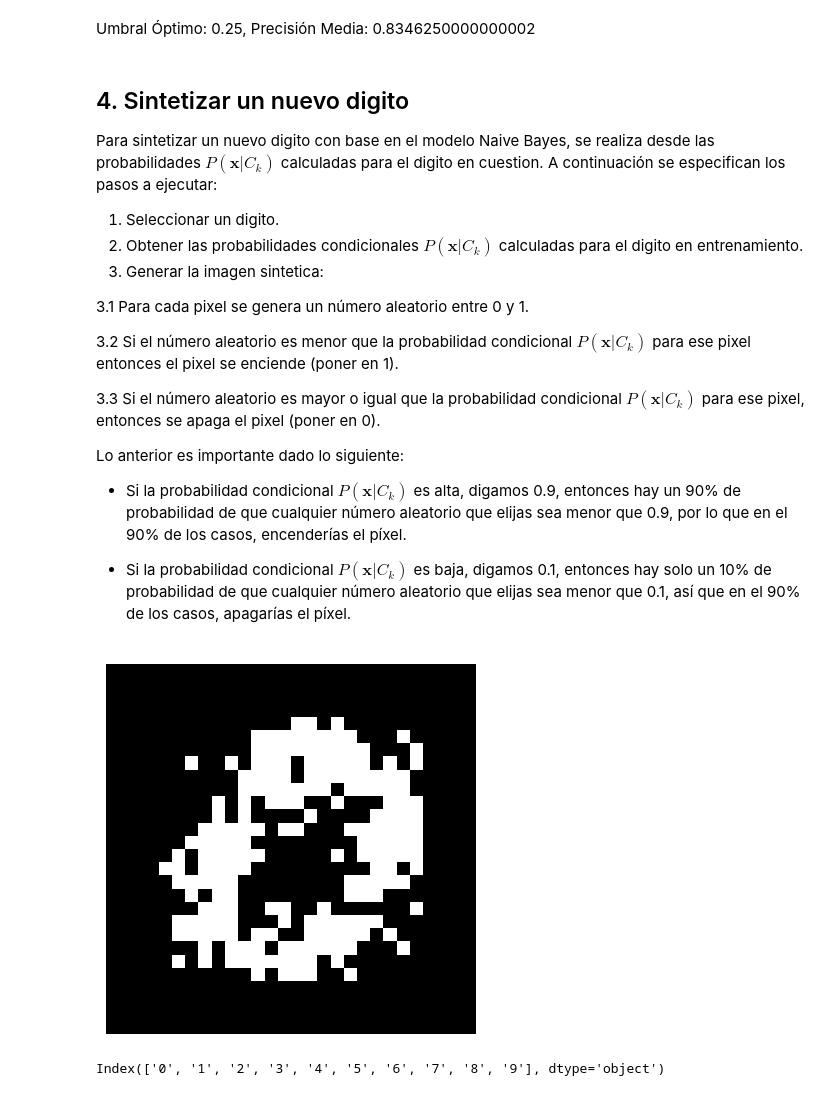
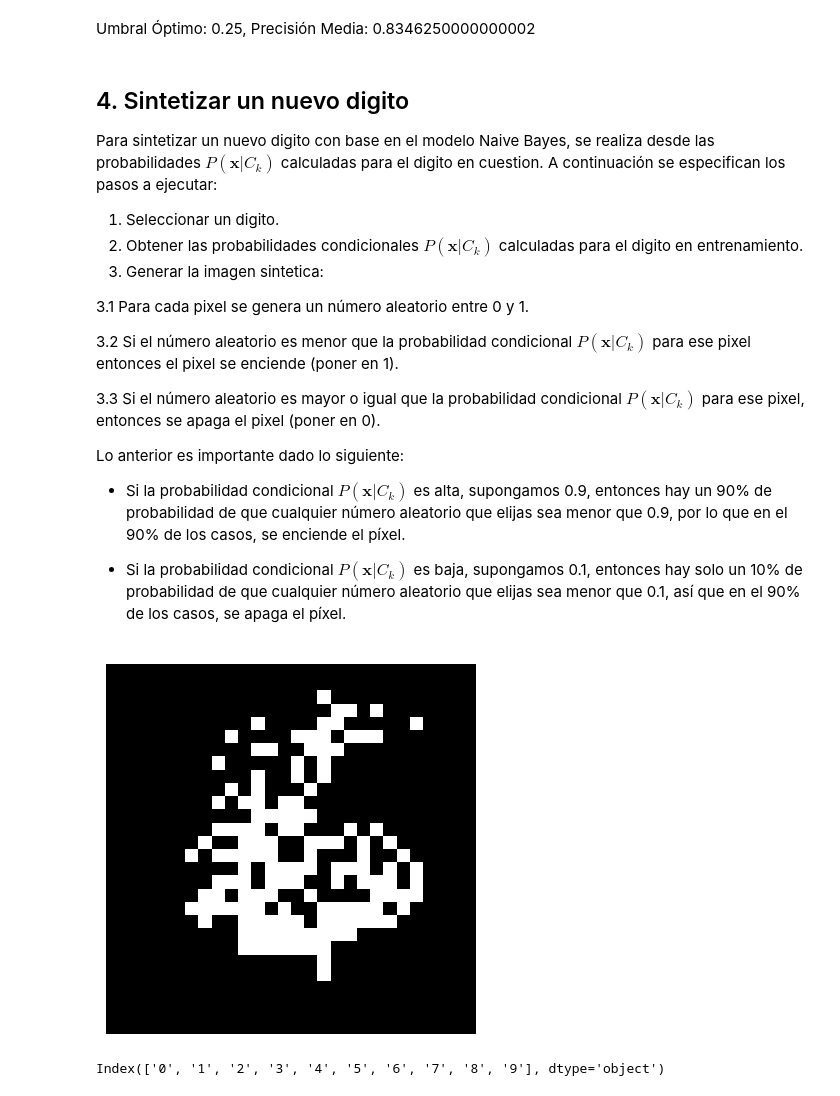
Before and after one commit to bdrinconp/ml_mnist, a Jupyter notebook: notebooks/NaiveBayes_MNIST.ipynb, the cells around one changed output. Cells and saved outputs as stored; diff of their text form; code cells hidden in the pictures.

```diff
--- a/notebooks/NaiveBayes_MNIST.ipynb
+++ b/notebooks/NaiveBayes_MNIST.ipynb
@@ -320,20 +320,20 @@ Para sintetizar un nuevo digito con base en el modelo Naive Bayes, se realiza de
 
 Lo anterior es importante dado lo siguiente:
 
-* Si la probabilidad condicional $P(\textbf{x}|C_k)$ es alta, digamos 0.9, entonces hay un 90% de probabilidad de que cualquier número aleatorio que elijas sea menor que 0.9, por lo que en el 90% de los casos, encenderías el píxel.
+* Si la probabilidad condicional $P(\textbf{x}|C_k)$ es alta, supongamos 0.9, entonces hay un 90% de probabilidad de que cualquier número aleatorio que elijas sea menor que 0.9, por lo que en el 90% de los casos, se enciende el píxel.
 
-* Si la probabilidad condicional $P(\textbf{x}|C_k)$ es baja, digamos 0.1, entonces hay solo un 10% de probabilidad de que cualquier número aleatorio que elijas sea menor que 0.1, así que en el 90% de los casos, apagarías el píxel.
+* Si la probabilidad condicional $P(\textbf{x}|C_k)$ es baja, supongamos 0.1, entonces hay solo un 10% de probabilidad de que cualquier número aleatorio que elijas sea menor que 0.1, así que en el 90% de los casos, se apaga el píxel.
 # %%
-digit = '0'
+digit = '6'
 probs = proportions_x_ck_df.loc[digit].values.reshape(28, 28)  # Redimensionar el array
 probs_normalized = probs / np.max(probs)
 synthetic_image = np.random.rand(28, 28) < probs_normalized  # Comparar el array redimensionado
 
 plt.imshow(synthetic_image, cmap='gray')
 plt.axis('off')
 plt.show()
 # %% [output]
-[figure, old version]
+[figure, new version]
 # %%
 print(proportions_x_ck_df.index)
 # %% [output]
```
Also changed, not shown: parts of 3 cells of this notebook.
